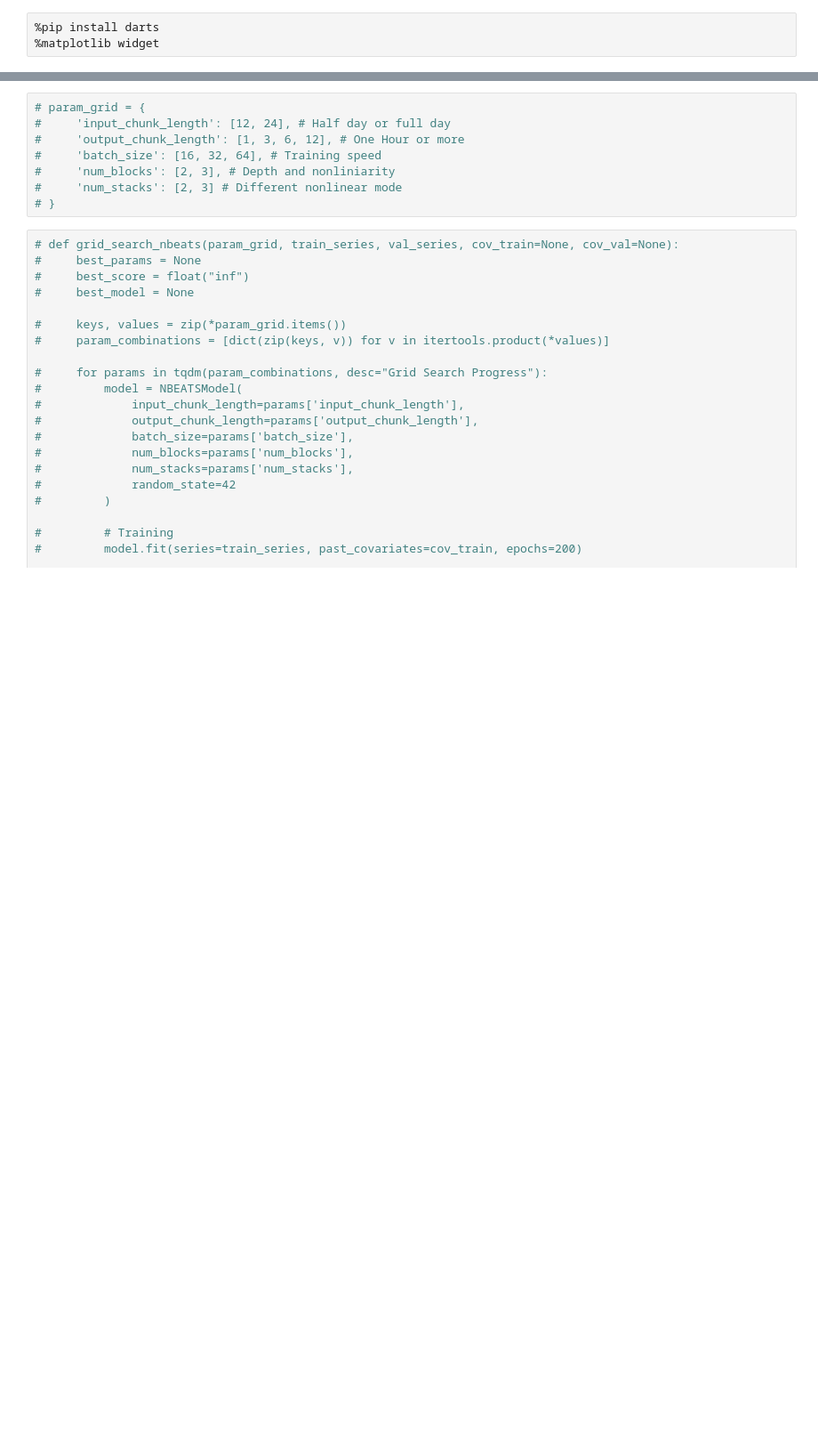
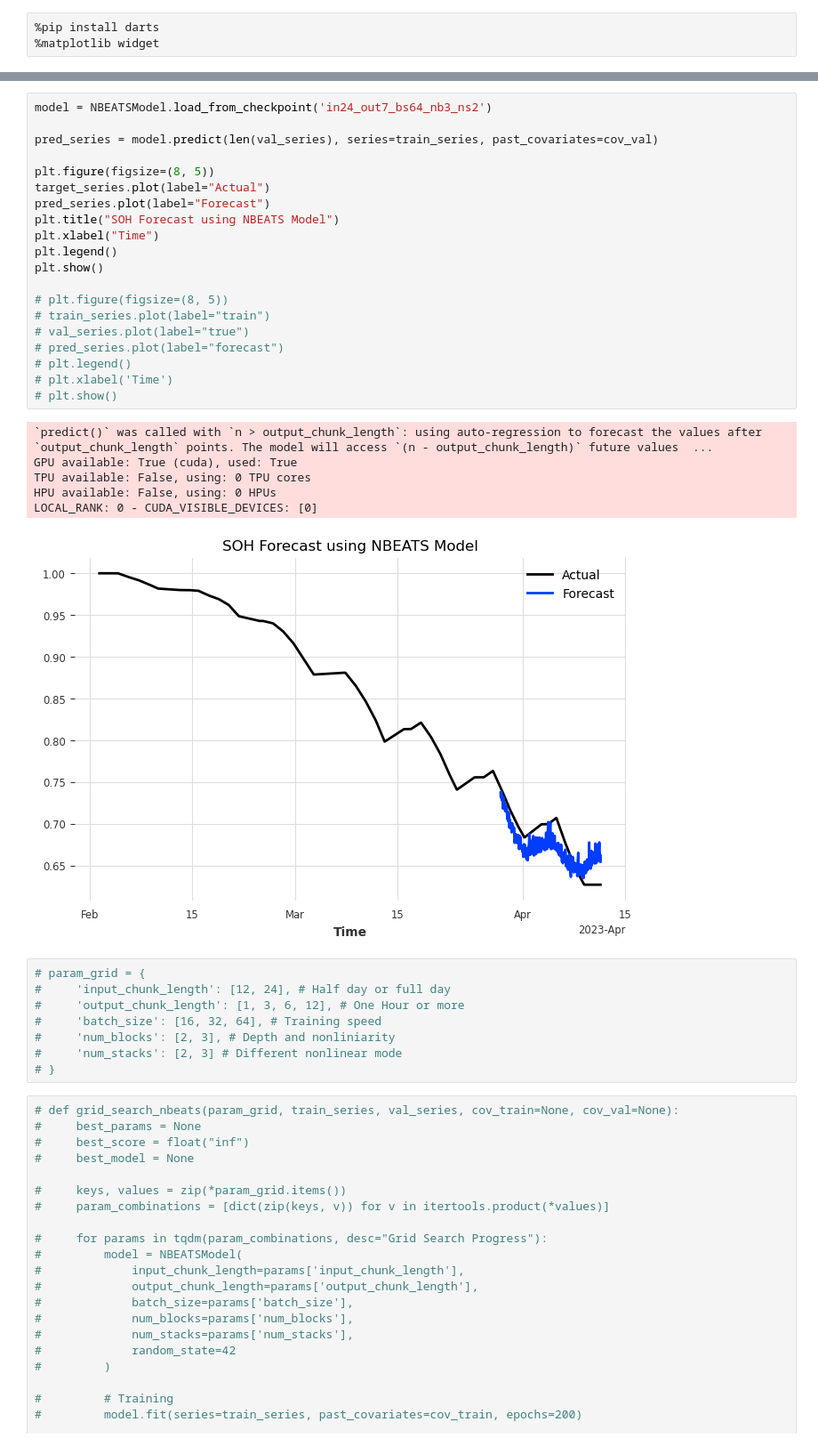
Before and after one commit to zzhuqshun/Thesis, a Jupyter notebook: 02_Nbeats/model.ipynb, the cells around one changed output, grey strips where cells are left out. Shown at 89% size. Saved outputs shown, nothing was run; the diff lists cells and outputs as text; blank space fills up the shorter version.

```diff
--- a/02_Nbeats/model.ipynb
+++ b/02_Nbeats/model.ipynb
@@ -112,3 +154,30 @@ print("Best model saved as 'best_nbeats_model.pth'")
+# %%
+model = NBEATSModel.load_from_checkpoint('in24_out7_bs64_nb3_ns2')
+
+pred_series = model.predict(len(val_series), series=train_series, past_covariates=cov_val)
+
+plt.figure(figsize=(8, 5))
+target_series.plot(label="Actual")
+pred_series.plot(label="Forecast")
+plt.title("SOH Forecast using NBEATS Model")
+plt.xlabel("Time")
+plt.legend()
+plt.show()
+
+# plt.figure(figsize=(8, 5))
+# train_series.plot(label="train")
+# val_series.plot(label="true")
+# pred_series.plot(label="forecast")
+# plt.legend()
+# plt.xlabel('Time')
+# plt.show()
+# %% [output]
+`predict()` was called with `n > output_chunk_length`: using auto-regression to forecast the values after `output_chunk_length` points. The model will access `(n - output_chunk_length)` future values  ...
+GPU available: True (cuda), used: True
+TPU available: False, using: 0 TPU cores
+HPU available: False, using: 0 HPUs
+LOCAL_RANK: 0 - CUDA_VISIBLE_DEVICES: [0]
+[figure, added]
 # %%
 # param_grid = {
 #     'input_chunk_length': [12, 24], # Half day or full day
```
Also changed, not shown: parts of 7 cells of this notebook, 1 other file.
